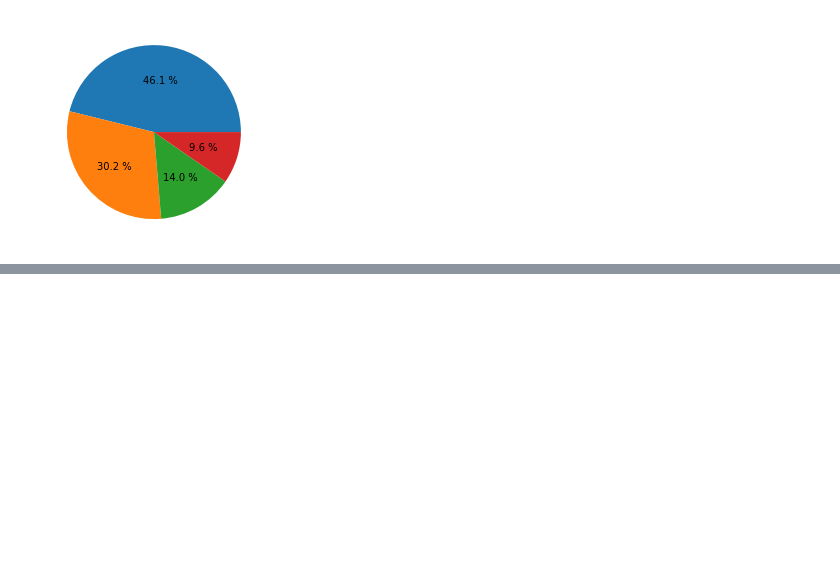
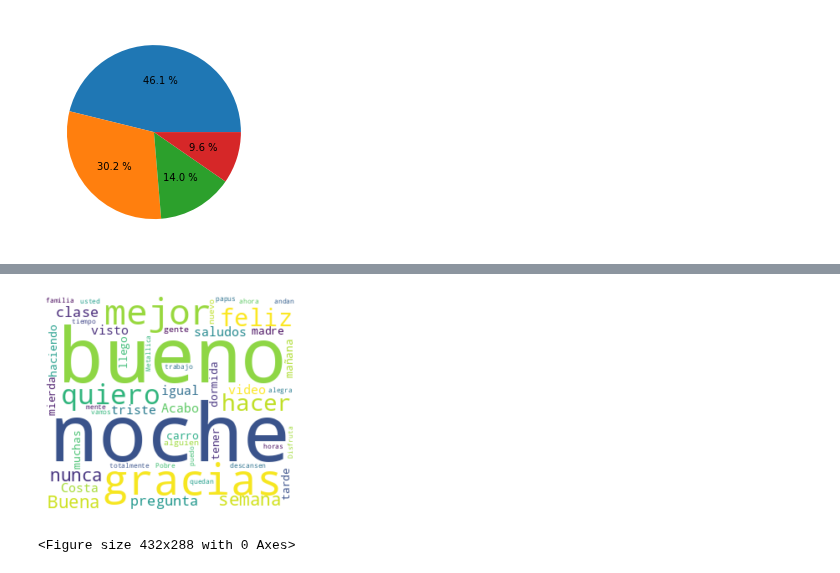
Before and after one commit to DenisCuenca/aplicaci-n_algoritmos, a Jupyter notebook: analisis_datos/Untitled.ipynb, the cells around one changed output, grey strips where cells are left out. Drawn from its saved outputs; the diff is of its cells as text; code cells hidden in the pictures; blank space fills up the shorter version.

```diff
--- a/analisis_datos/Untitled.ipynb
+++ b/analisis_datos/Untitled.ipynb
@@ -168,0 +213,26 @@ plt.show()
+# %%
+# Generación de nube de palabras
+texto = ''
+
+for i in df[0]:
+
+    texto += i +' '
+nube = io.BytesIO()
+wordcloud = WordCloud(width = 300, height=260,background_color="white",
+                          stopwords = stopwords.words('spanish'),
+                          min_word_length = 5,
+                          max_words=50).generate(texto)
+
+plt.figure()
+plt.imshow(wordcloud, interpolation="bilinear")
+plt.axis("off")
+plt.margins(x=6, y=6)
+# %% [output]
+[figure, added]
+# %%
+img = io.BytesIO()
+plt.savefig(nube, format='png')
+img.seek(0)
+plot_url_nube = base64.b64encode(nube.getvalue()).decode()
+# %% [output]
+<Figure size 432x288 with 0 Axes>
```
Also changed, not shown: parts of 13 cells of this notebook, 8 other files.
